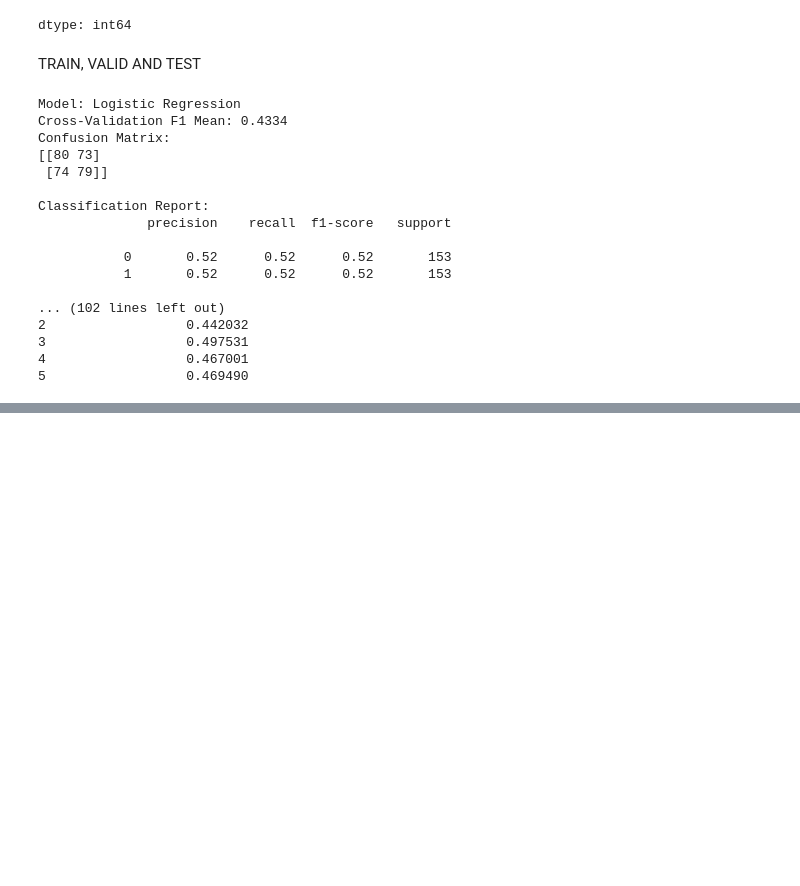
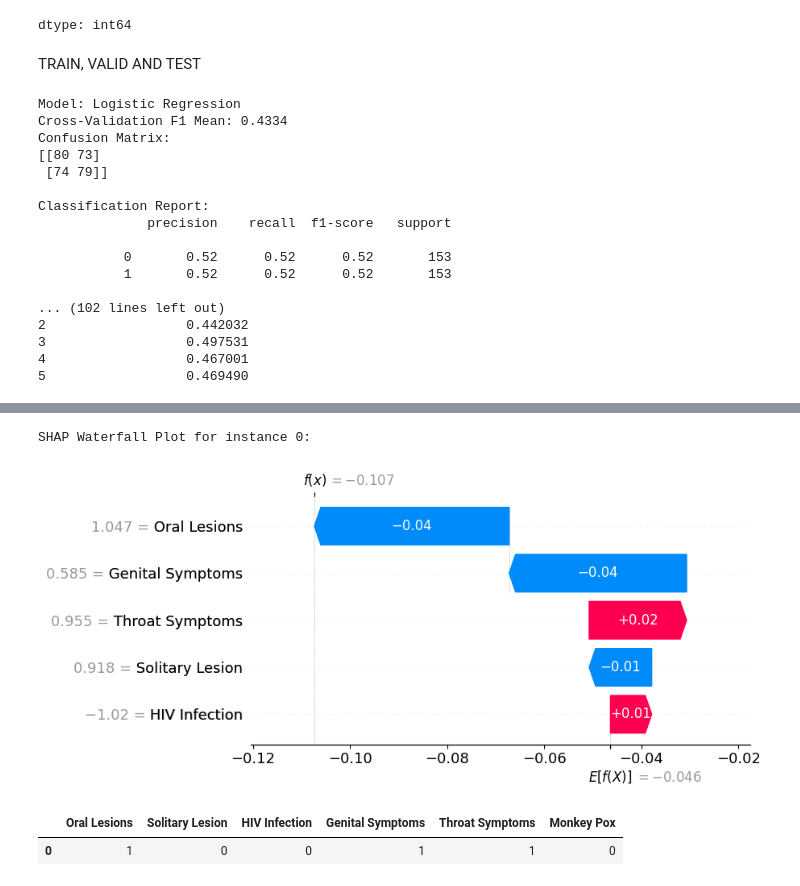
Before and after one commit to NeuralNetGeek/monkeypox-diagnosis, a Jupyter notebook: Monkey_Pox.ipynb, the cells around one changed output, grey strips where cells are left out. Saved outputs shown, nothing was run; the diff lists cells and outputs as text; code cells hidden in the pictures; blank space fills up the shorter version.

```diff
--- a/Monkey_Pox.ipynb
+++ b/Monkey_Pox.ipynb
@@ -218,0 +361,19 @@ MonkeyPox HGB Model - SHAP Summary Plot:
+# %%
+instance_index = 0
+instance_to_explain = X_valid_scaled[instance_index]
+shap_values_instance = shap_values_hgb[instance_index]
+
+expected_value = explainer_hgb.expected_value
+
+print(f"\nSHAP Waterfall Plot for instance {instance_index}:")
+shap.waterfall_plot(shap.Explanation(values=shap_values_instance,
+                                       base_values=expected_value,
+                                       data=instance_to_explain,
+                                       feature_names=features_encoded))
+
+df.head(1)
+# %% [output]
+SHAP Waterfall Plot for instance 0:
+[figure, added]
+|  | Oral Lesions | Solitary Lesion | HIV Infection | Genital Symptoms | Throat Symptoms | Monkey Pox |
+| 0 | 1 | 0 | 0 | 1 | 1 | 0 |
```
Also changed, not shown: parts of 12 cells of this notebook.
